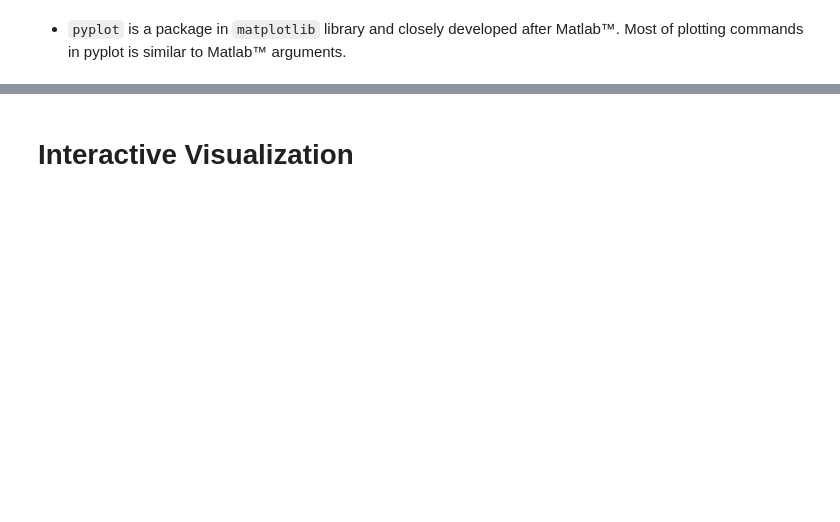
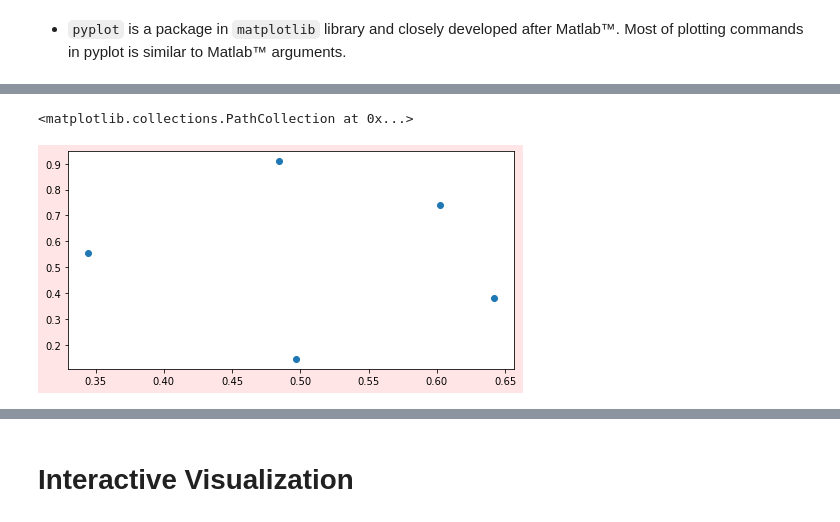
Before and after one commit to gob1thaasan/ScientificComputingWithPython, a Jupyter notebook: NotebookLectures/Chapter4.ipynb, the cells around one changed output, grey strips where cells are left out. Drawn from its saved outputs; the diff is of its cells as text; code cells hidden in the pictures; blank space fills up the shorter version.

```diff
--- a/NotebookLectures/Chapter4.ipynb
+++ b/NotebookLectures/Chapter4.ipynb
@@ -151,0 +177,7 @@ samples = np.loadtxt('data/populations.csv', delimiter=',')
+# %%
+# Twice as tall as it is wide:
+fig = plt.figure(figsize=plt.figaspect(.5), facecolor=(1, 0, 0, .1))
+plt.scatter(A[0,:], A[1,:], marker='o')
+# %% [output]
+<matplotlib.collections.PathCollection at 0x...>
+[figure, added]
```
Also changed, not shown: parts of 76 cells of this notebook.
